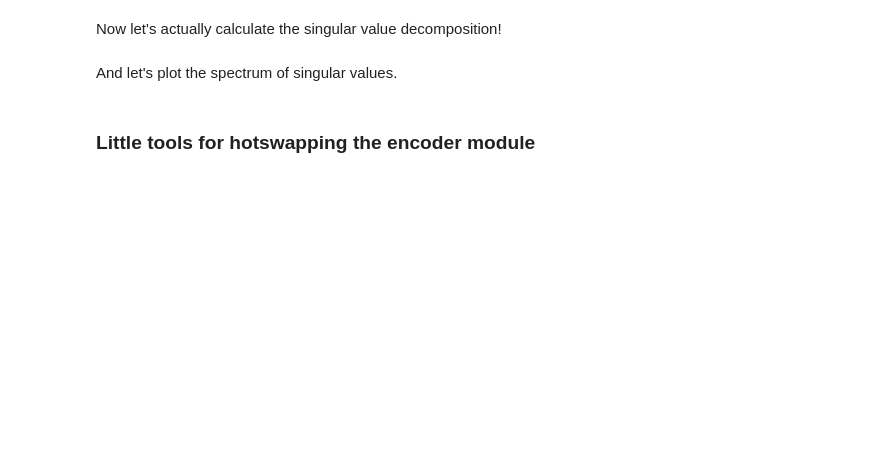
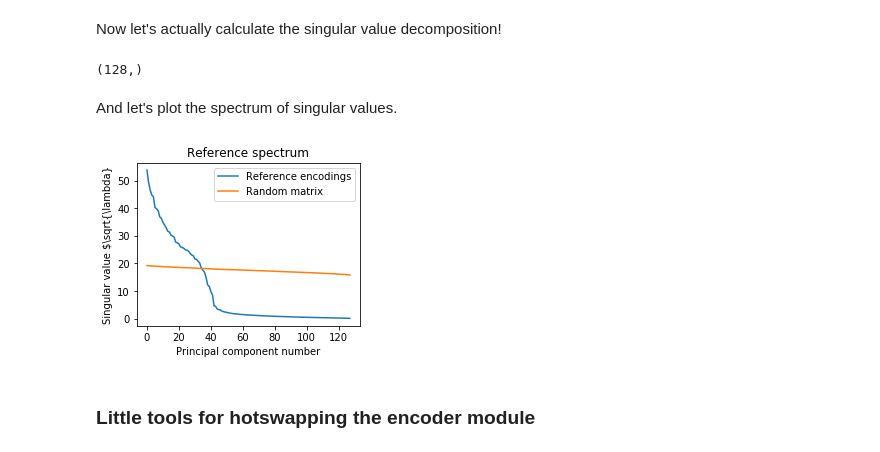
Before and after one commit to mcncm/tacotron2, a Jupyter notebook: inference.ipynb, the cells around one changed output. Drawn from its saved outputs; the diff is of its cells as text; code cells hidden in the pictures; blank space fills up the shorter version.

```diff
--- a/inference.ipynb
+++ b/inference.ipynb
@@ -59,7 +61,7 @@ _ = model.cuda().eval()
 SAMPLE_RATE = 22050
 
 PROJ_DIR = '/home/mcncm/class/6.867/proj'
-OUT_DIR = os.path.join(PROJ_DIR, 'tacotron2/new-test-outdir')
+OUT_DIR = os.path.join(PROJ_DIR, 'tacotron2/' + checkpoint_path.split('/')[0])
 FIGS_DIR = os.path.join(PROJ_DIR, 'writeup/figures', checkpoint_name)
 if not os.path.exists(FIGS_DIR):
     os.mkdir(FIGS_DIR)
@@ -245,24 +262,41 @@ except:
 # %% [markdown]
 Now let's actually calculate the singular value decomposition!
+# %%
+np.mean(train_ref_encodings,0).shape
+# %% [output]
+(128,)
 # %%
 try:
+    mean_encoding = np.load(os.path.join(OUT_DIR, "mean_encoding.npy"))
     train_u = np.load(os.path.join(OUT_DIR, "train_u.npy"))
     train_s = np.load(os.path.join(OUT_DIR, "train_s.npy"))
     train_vh = np.load(os.path.join(OUT_DIR, "train_vh.npy"))
 except:
-    train_u, train_s, train_vh = np.linalg.svd(train_ref_encodings)
+    mean_encoding = np.mean(train_ref_encodings, 0)
+    centered_encodings = train_ref_encodings - np.mean(train_ref_encodings, 0)
+    train_u, train_s, train_vh = np.linalg.svd(centered_encodings)
+    np.save(os.path.join(OUT_DIR, "mean_encoding.npy"), mean_encoding)
     np.save(os.path.join(OUT_DIR, "train_u.npy"), train_u)
     np.save(os.path.join(OUT_DIR, "train_s.npy"), train_s)
     np.save(os.path.join(OUT_DIR, "train_vh.npy"), train_vh)
+# %%
+random_matrix = np.random.normal(0, np.std(train_ref_encodings),
+                                 train_ref_encodings.shape)
+rand_u, rand_s, rand_vh = np.linalg.svd(random_matrix)
 # %% [markdown]
 And let's plot the spectrum of singular values.
 # %%
-def plot_singular_values(filename, train_s, figsize=(16, 4)):
+def plot_singular_values(filename, spectra, figsize=(4, 3)):
     fig, axes = plt.subplots(1, 1, figsize=figsize)
-    axes.plot(train_s)
+    for name, sigmas in spectra.items():
+        axes.plot(sigmas, label=name)
     axes.set_xlabel('Principal component number')
-    axes.set_ylabel('Singular value')
-    plt.savefig(os.path.join(FIGS_DIR, filename))
+    axes.set_ylabel(r'Singular value $\sqrt{\lambda}')
+    axes.legend()
+    axes.set_title('Reference spectrum')
+    fig.savefig(os.path.join(FIGS_DIR, filename))
     plt.show()
 
-plot_singular_values('ref_singular_values.png', train_s)
+plot_singular_values('ref_singular_values.png', {'Reference encodings': train_s, 'Random matrix': rand_s})
+# %% [output]
+[figure, added]
```
Also changed, not shown: parts of 21 cells of this notebook.
